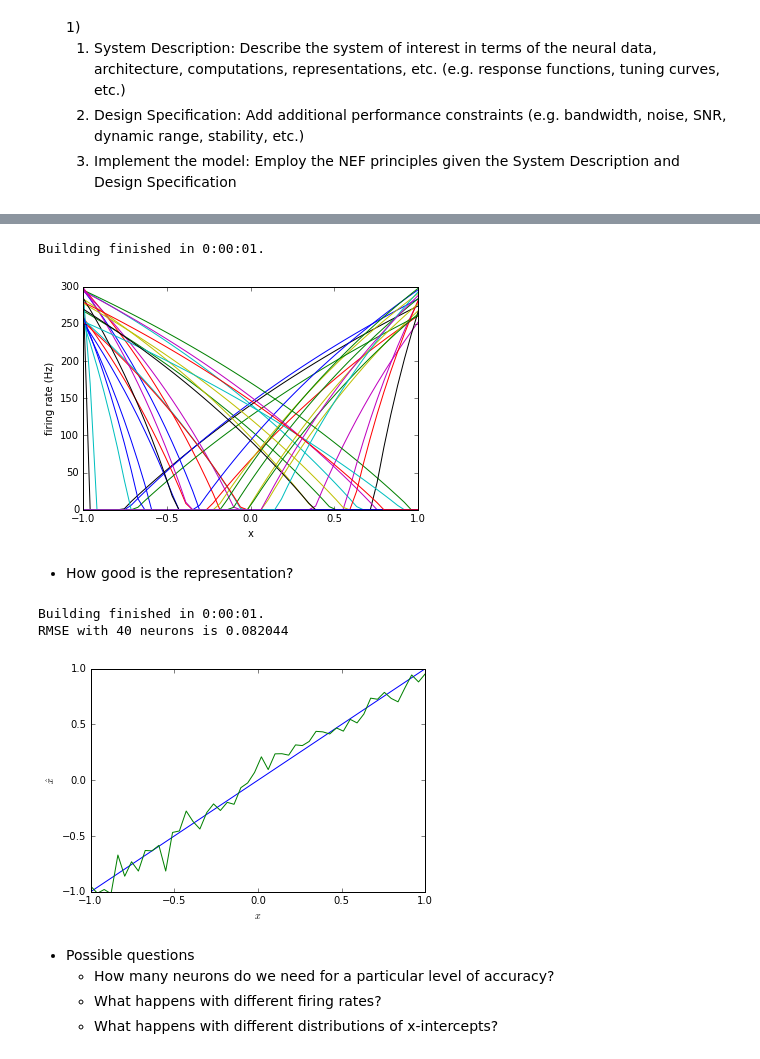
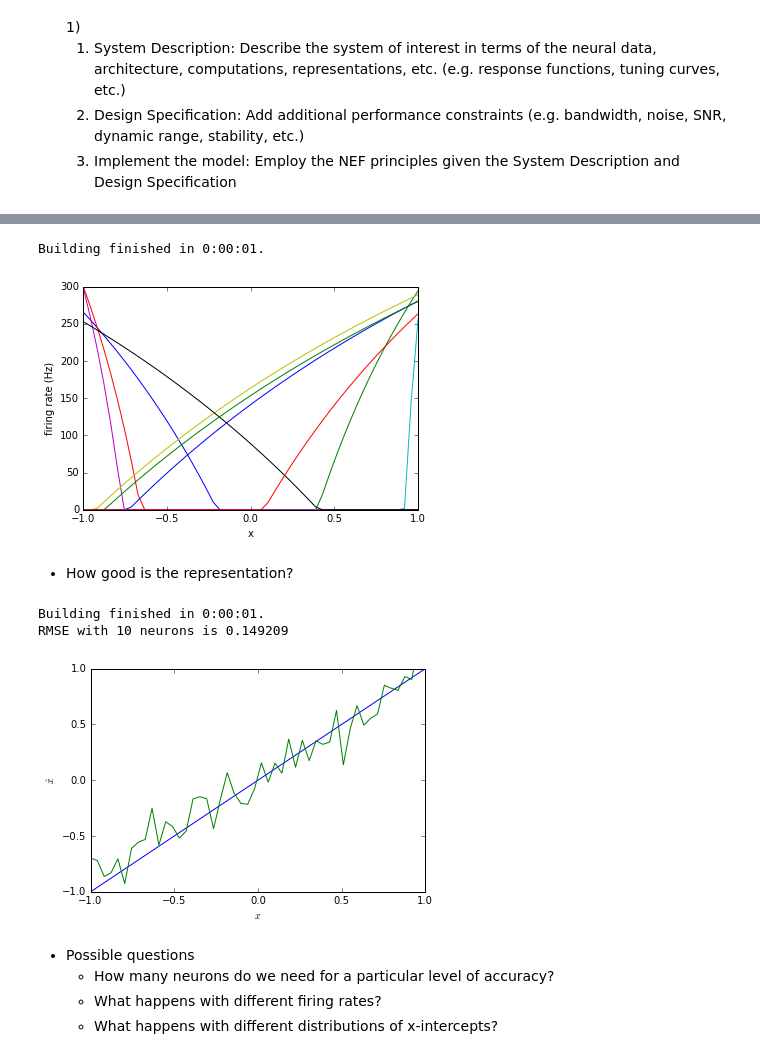
Before and after one commit to celiasmith/syde556, a Jupyter notebook: SYDE 556 Lecture 2 Representation.ipynb, the cells around one changed output, grey strips where cells are left out. Saved outputs shown, nothing was run; the diff lists cells and outputs as text; code cells hidden in the pictures.

```diff
--- a/SYDE 556 Lecture 2 Representation.ipynb
+++ b/SYDE 556 Lecture 2 Representation.ipynb
@@ -412,7 +412,7 @@ import nengo
 from nengo.utils.ensemble import tuning_curves
 from nengo.dists import Uniform
 
-N = 40
+N = 10
 
 model = nengo.Network(label='Neurons')
 with model:
@@ -553,7 +553,7 @@ import nengo
 from nengo.utils.ensemble import tuning_curves
 from nengo.dists import Uniform
 
-N = 100
+N = 10
 
 model = nengo.Network(label='Neurons')
 with model:
@@ -672,30 +672,30 @@ There are also neurons whose response goes the other way.  All of the neurons ar
 # %%
 #%pylab inline
 import numpy
 import nengo
 from nengo.utils.ensemble import tuning_curves
 from nengo.dists import Uniform
 
-N = 40
-tau_rc = .2
+N = 10
+tau_rc = 20
 tau_ref = .001
 lif_model = nengo.LIFRate(tau_rc=tau_rc, tau_ref=tau_ref)
 
 model = nengo.Network(label='Neurons')
 with model:
     neurons = nengo.Ensemble(N, dimensions=1,
                              max_rates = Uniform(250,300),
                              neuron_type = lif_model)
 sim = nengo.Simulator(model)
 
 x, A = tuning_curves(neurons, sim)
 
 plot(x, A)
 xlabel('x')
 ylabel('firing rate (Hz)');
 # %% [output]
 Building finished in 0:00:01.
-[figure, old version]
+[figure, new version]
 # %% [markdown]
 - How good is the representation?
 # %%
@@ -724,8 +724,8 @@ ylim(-1, 1)
 xlim(-1, 1);
 # %% [output]
 Building finished in 0:00:01.
-RMSE with 40 neurons is 0.082044
+RMSE with 10 neurons is 0.149209
-[figure, old version]
+[figure, new version]
 # %% [markdown]
 - Possible questions
     - How many neurons do we need for a particular level of accuracy?
```
Also changed, not shown: parts of 3 cells of this notebook, 6 other files.
